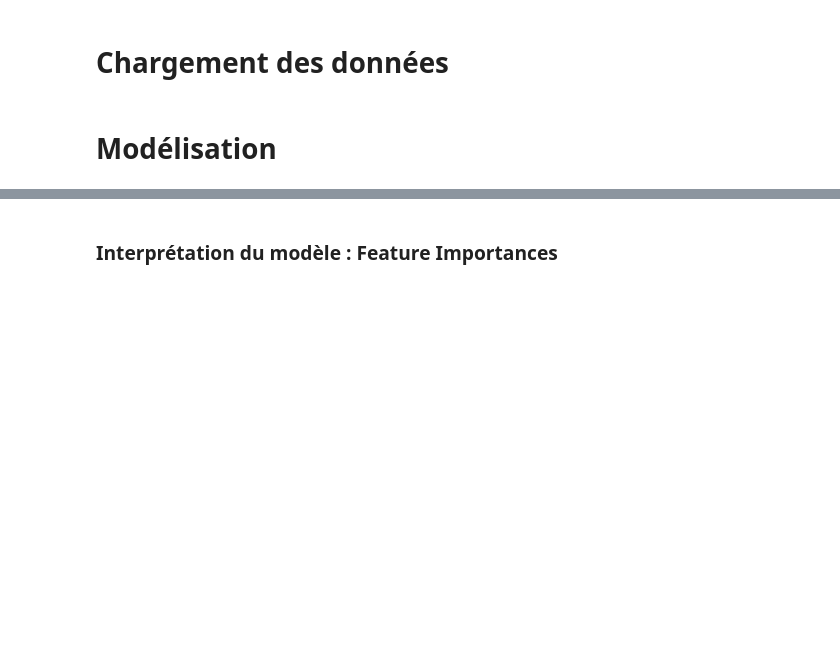
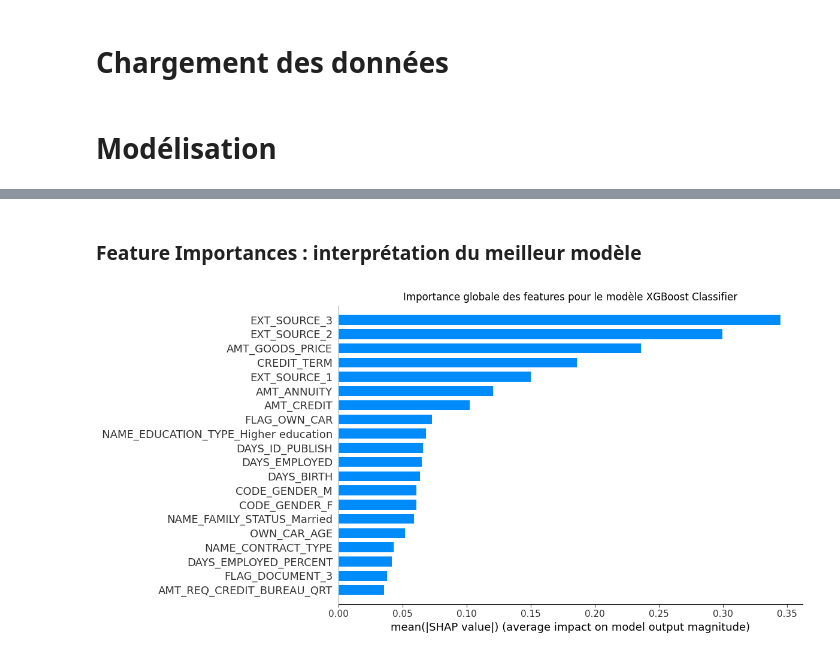
Before and after one commit to Sengsathit/OCR_data_scientist_projet_07, a Jupyter notebook: SILALAK_Sengsathit_3_dossier_code_072024/notebooks/2_models_simulations .ipynb, the cells around one changed output, grey strips where cells are left out. Cells and saved outputs as stored; diff of their text form; code cells hidden in the pictures; blank space fills up the shorter version.

Commit message:
Random Forest + XGBoost

```diff
--- a/SILALAK_Sengsathit_3_dossier_code_072024/notebooks/2_models_simulations .ipynb
+++ b/SILALAK_Sengsathit_3_dossier_code_072024/notebooks/2_models_simulations .ipynb
@@ -337,0 +252,20 @@ Created version '1' of model 'xgboost_best_model'.
+# %%
+xgboost_classifier = xgb.XGBClassifier()
+
+params_xgb = {
+    'n_estimators': [50, 100, 200],
+    'max_depth': [3, 5, 7],
+    'learning_rate': [0.01, 0.1, 0.2],
+    'subsample': [0.8, 1.0]
+}
+
+best_model = run_model_with_grid_search(
+    xgboost_classifier,
+    params_xgb,
+    "XGBoost Classifier",
+    "xgboost_classifier",
+    X_train,
+    y_train,
+    X_test,
+    y_test
+)
@@ -338,2 +295,2 @@ Created version '1' of model 'xgboost_best_model'.
 # %% [markdown]
-### Interprétation du modèle : Feature Importances
+### Feature Importances : interprétation du meilleur modèle
@@ -380,0 +297,15 @@ def plot_feature_importances(df):
+# %%
+# Créer un explainer en fonction du modèle
+explainer = shap.Explainer(best_model, X_train)
+
+# Calculer les valeurs SHAP sur les données de test
+shap_values = explainer(X_test)
+
+# Créer un DataFrame pour associer les features à leurs valeurs SHAP
+shap_df = pd.DataFrame(shap_values.values, columns=df_transformed.columns)
+
+# Visualiser les feature importances
+plt.title("Importance globale des features pour le modèle XGBoost Classifier")
+shap.summary_plot(shap_values.values, features=shap_df, feature_names=df_transformed.columns, plot_type="bar", plot_size=[12,6])
+# %% [output]
+[figure, added]
```
Also changed, not shown: parts of 18 cells of this notebook, 10 other files.
